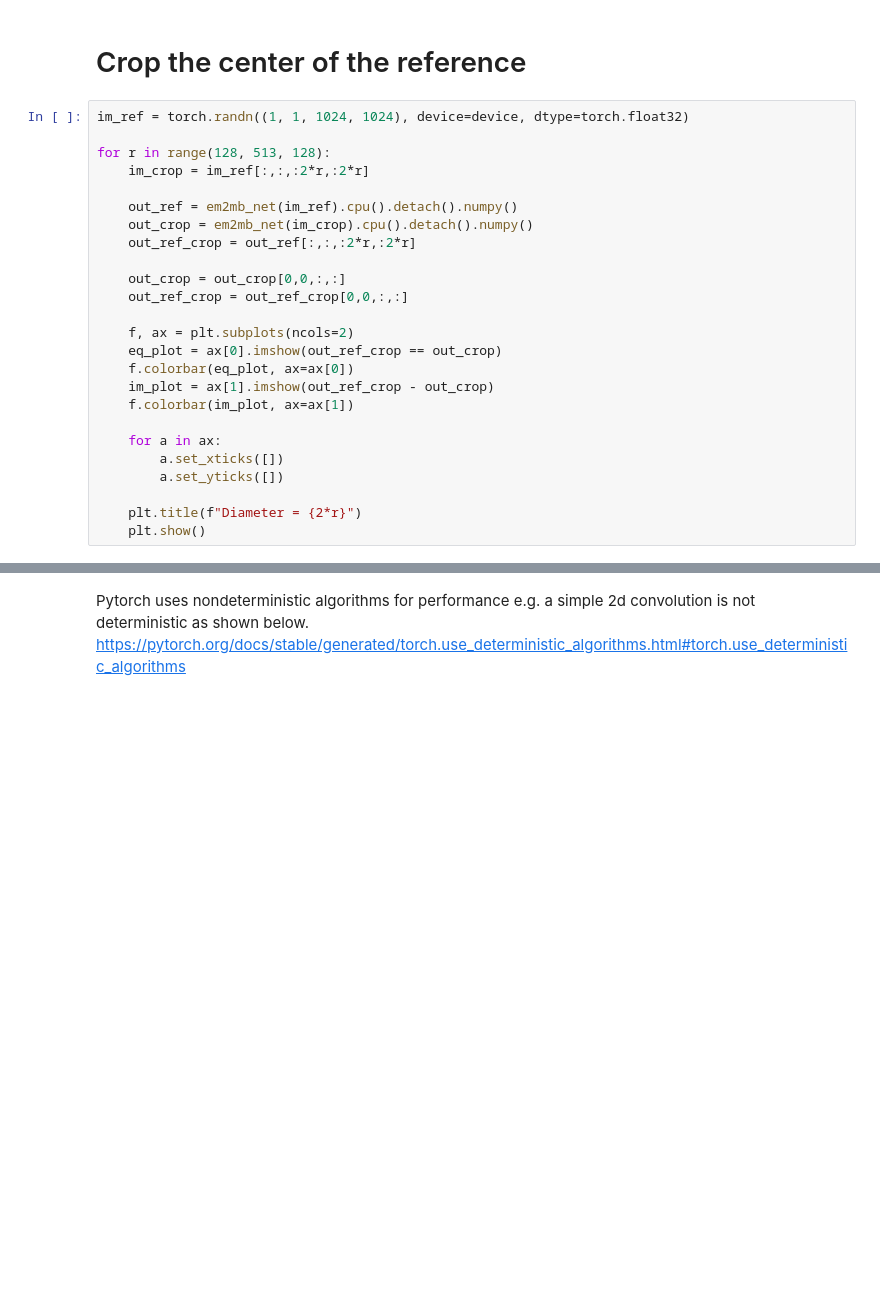
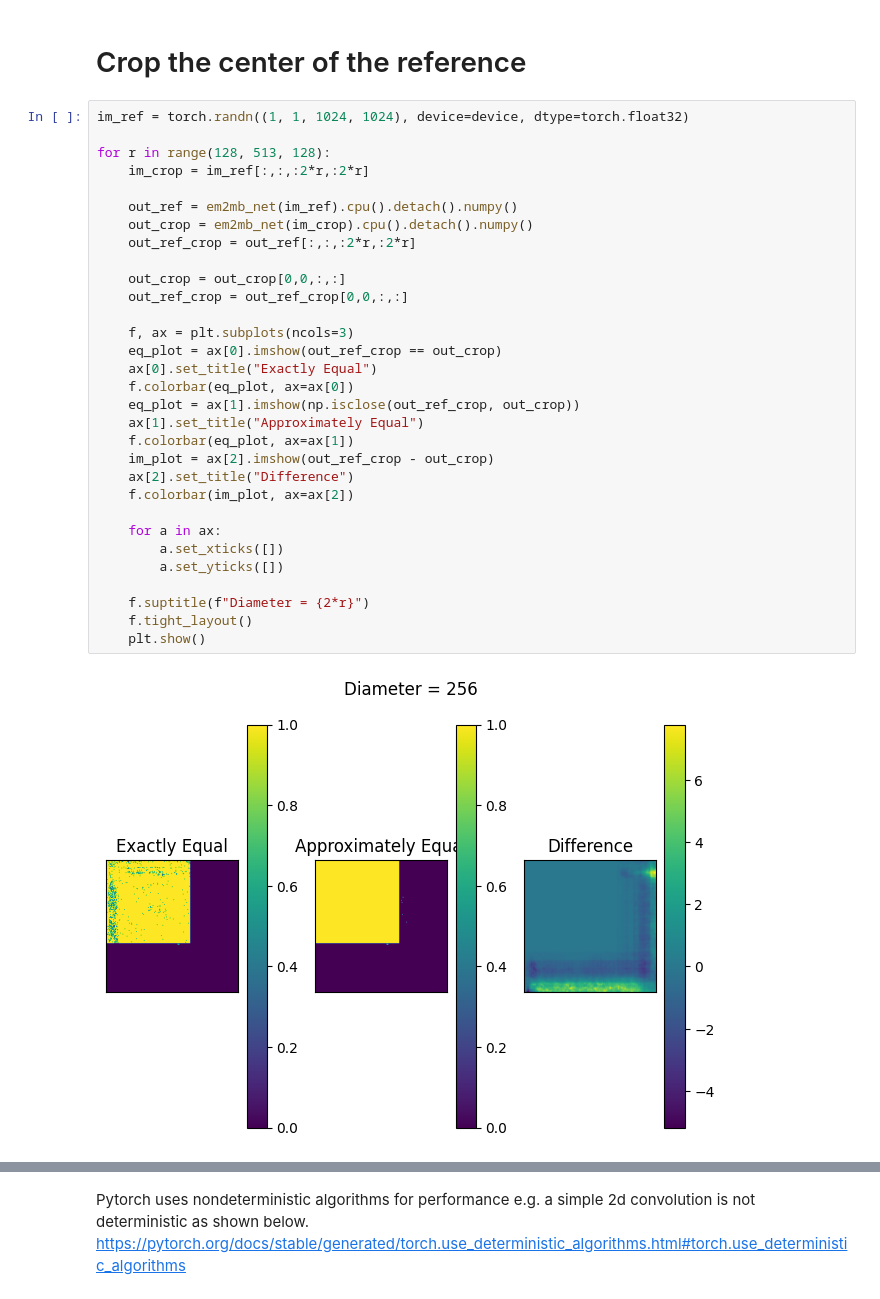
Before and after one commit to cfpark00/SmartEM, a Jupyter notebook: experiments/unet-fov.ipynb, the cells around one changed output, grey strips where cells are left out. Drawn from its saved outputs; the diff is of its cells as text; blank space fills up the shorter version.

Commit message:
more plots

```diff
--- a/experiments/unet-fov.ipynb
+++ b/experiments/unet-fov.ipynb
@@ -51,25 +51,33 @@ for r in range(50, 200, 50):
 # %%
 im_ref = torch.randn((1, 1, 1024, 1024), device=device, dtype=torch.float32)
 
 for r in range(128, 513, 128):
     im_crop = im_ref[:,:,:2*r,:2*r]
 
     out_ref = em2mb_net(im_ref).cpu().detach().numpy()
     out_crop = em2mb_net(im_crop).cpu().detach().numpy()
     out_ref_crop = out_ref[:,:,:2*r,:2*r]
 
     out_crop = out_crop[0,0,:,:]
     out_ref_crop = out_ref_crop[0,0,:,:]
 
-    f, ax = plt.subplots(ncols=2)
+    f, ax = plt.subplots(ncols=3)
     eq_plot = ax[0].imshow(out_ref_crop == out_crop)
+    ax[0].set_title("Exactly Equal")
     f.colorbar(eq_plot, ax=ax[0])
-    im_plot = ax[1].imshow(out_ref_crop - out_crop)
-    f.colorbar(im_plot, ax=ax[1])
+    eq_plot = ax[1].imshow(np.isclose(out_ref_crop, out_crop))
+    ax[1].set_title("Approximately Equal")
+    f.colorbar(eq_plot, ax=ax[1])
+    im_plot = ax[2].imshow(out_ref_crop - out_crop)
+    ax[2].set_title("Difference")
+    f.colorbar(im_plot, ax=ax[2])
 
     for a in ax:
         a.set_xticks([])
         a.set_yticks([])
 
-    plt.title(f"Diameter = {2*r}")
+    f.suptitle(f"Diameter = {2*r}")
+    f.tight_layout()
     plt.show()
+# %% [output]
+[figure, added]
```
Also changed, not shown: parts of 1 cell of this notebook.
